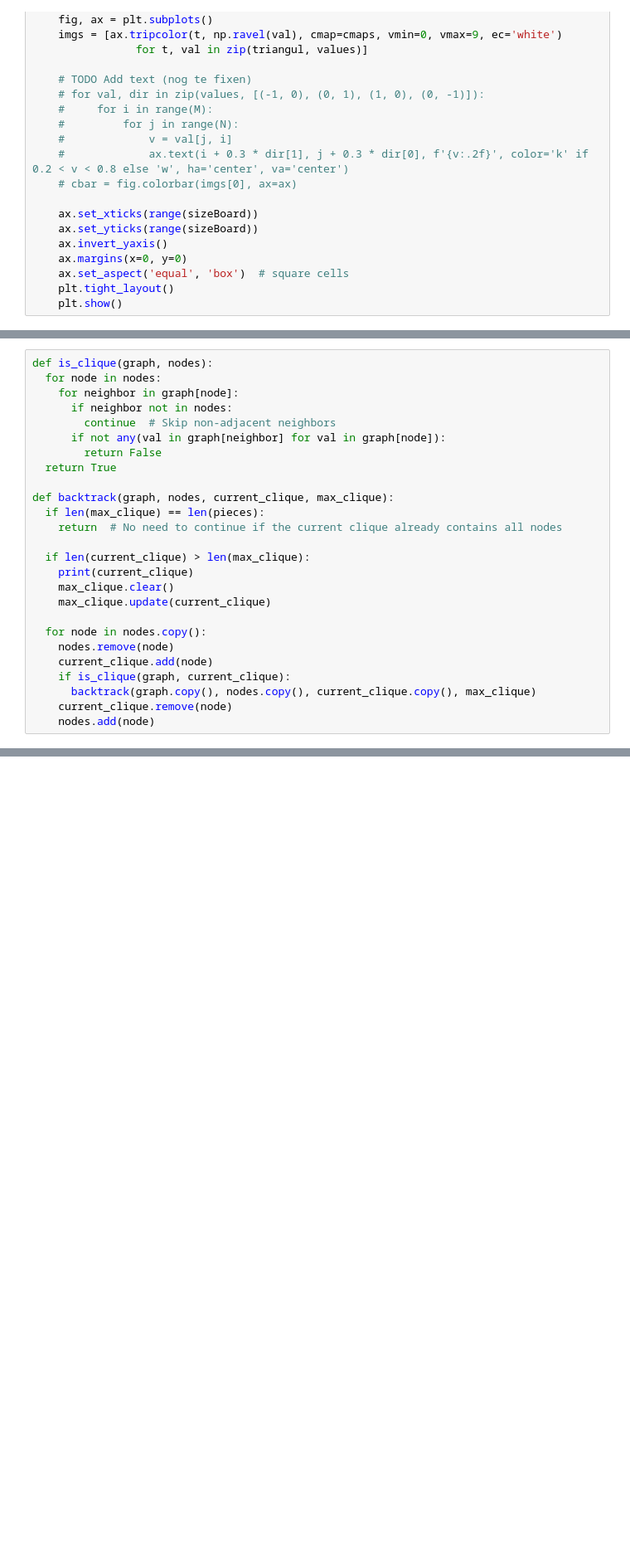
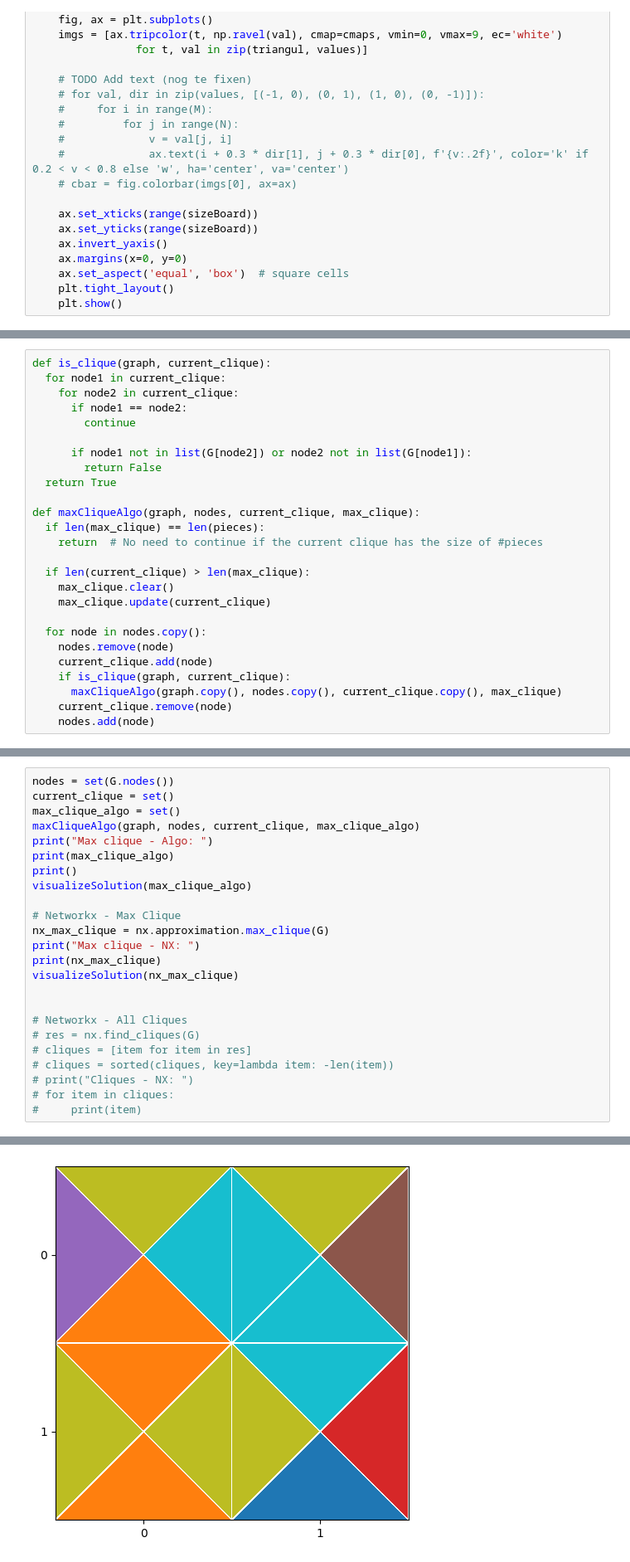
Before and after one commit to Waterboy1602/Masterproef-Code, a Jupyter notebook: TetraVex_Solver.ipynb, the cells around one changed output, grey strips where cells are left out. Shown at 83% size. Cells and saved outputs as stored; diff of their text form; blank space fills up the shorter version.

Commit message:
Working max_clique

```diff
--- a/TetraVex_Solver.ipynb
+++ b/TetraVex_Solver.ipynb
@@ -145,19 +155,19 @@ plt.show()
 # %%
-def is_clique(graph, nodes):
-  for node in nodes:
-    for neighbor in graph[node]:
-      if neighbor not in nodes:
-        continue  # Skip non-adjacent neighbors
-      if not any(val in graph[neighbor] for val in graph[node]):
+def is_clique(graph, current_clique):
+  for node1 in current_clique:
+    for node2 in current_clique:
+      if node1 == node2:
+        continue
+
+      if node1 not in list(G[node2]) or node2 not in list(G[node1]):
         return False
   return True
 
-def backtrack(graph, nodes, current_clique, max_clique):
+def maxCliqueAlgo(graph, nodes, current_clique, max_clique):
   if len(max_clique) == len(pieces):
-    return  # No need to continue if the current clique already contains all nodes
+    return  # No need to continue if the current clique has the size of #pieces
 
   if len(current_clique) > len(max_clique):
-    print(current_clique)
     max_clique.clear()
     max_clique.update(current_clique)
 
@@ -165,6 +175,6 @@ def backtrack(graph, nodes, current_clique, max_clique):
     nodes.remove(node)
     current_clique.add(node)
     if is_clique(graph, current_clique):
-      backtrack(graph.copy(), nodes.copy(), current_clique.copy(), max_clique)
+      maxCliqueAlgo(graph.copy(), nodes.copy(), current_clique.copy(), max_clique)
     current_clique.remove(node)
     nodes.add(node)
@@ -218,0 +206,25 @@ visualizeBoard(values, sizeBoard)
+# %%
+nodes = set(G.nodes())
+current_clique = set()
+max_clique_algo = set()
+maxCliqueAlgo(graph, nodes, current_clique, max_clique_algo)
+print("Max clique - Algo: ")
+print(max_clique_algo)
+print()
+visualizeSolution(max_clique_algo)
+
+# Networkx - Max Clique
+nx_max_clique = nx.approximation.max_clique(G)
+print("Max clique - NX: ")
+print(nx_max_clique)
+visualizeSolution(nx_max_clique)
+
+
+# Networkx - All Cliques
+# res = nx.find_cliques(G)
+# cliques = [item for item in res]
+# cliques = sorted(cliques, key=lambda item: -len(item))
+# print("Cliques - NX: ")
+# for item in cliques:
+#     print(item)
+# %% [output]
@@ -218,0 +233 @@ visualizeBoard(values, sizeBoard)
+[figure, added]
```
Also changed, not shown: parts of 4 cells of this notebook, 1 other file.
